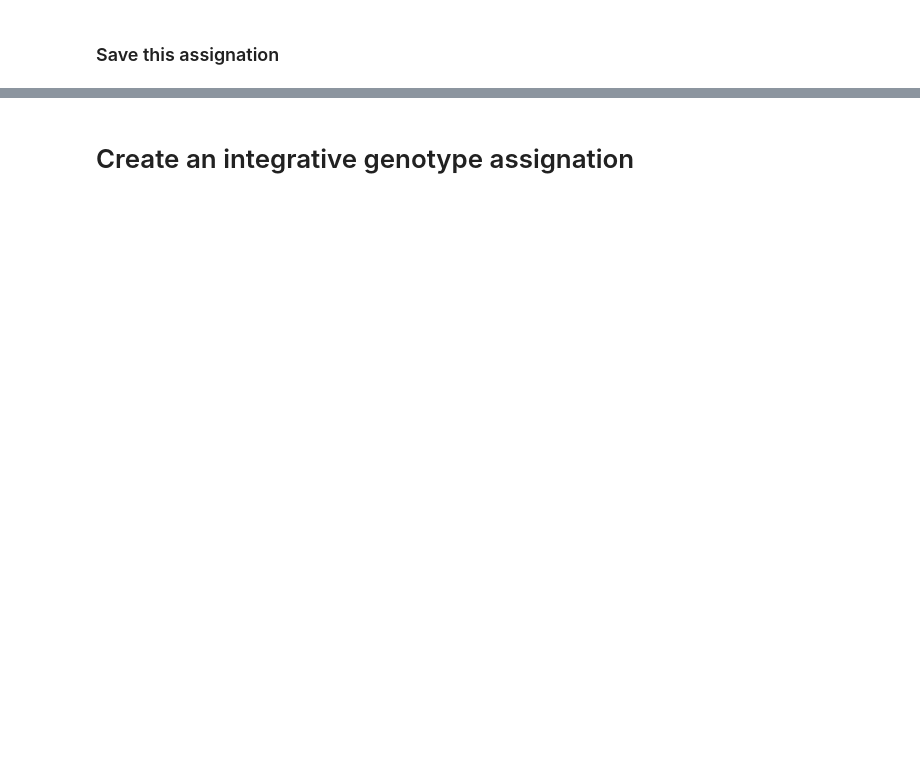
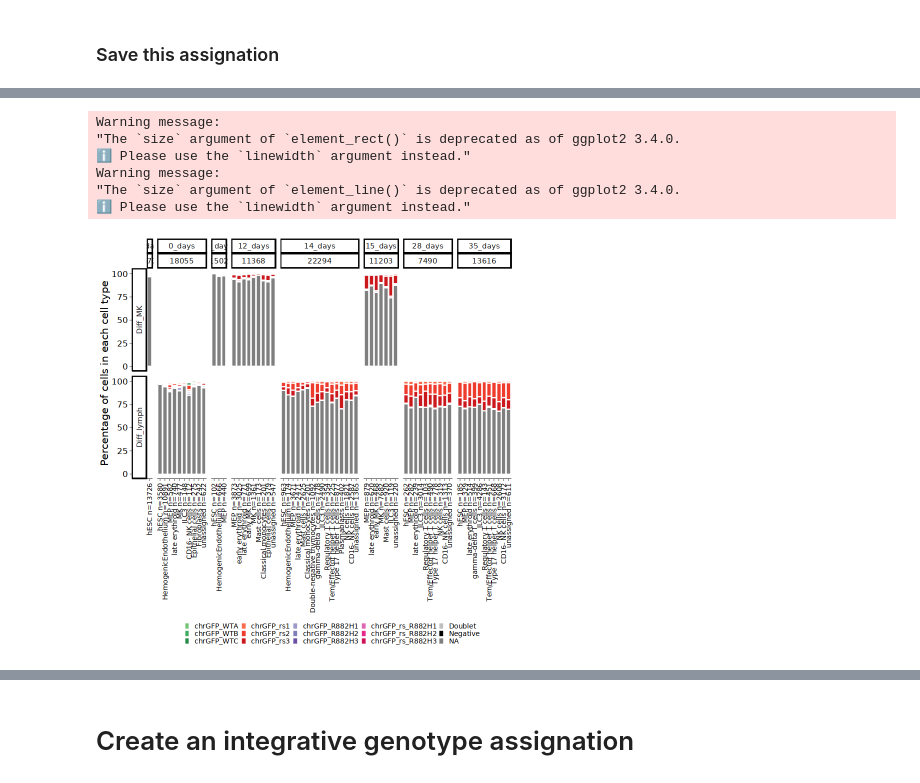
Before and after one commit to manueltar/Multiome_complete_processing, a Jupyter notebook: Jupyter_notebooks/notebook_to_assign_barcodes.ipynb, the cells around one changed output, grey strips where cells are left out. Saved outputs shown, nothing was run; the diff lists cells and outputs as text; code cells hidden in the pictures; blank space fills up the shorter version.

```diff
--- a/Jupyter_notebooks/notebook_to_assign_barcodes.ipynb
+++ b/Jupyter_notebooks/notebook_to_assign_barcodes.ipynb
@@ -509,0 +1168,6 @@ summary(droplevels(interaction(adata@meta.data$Assigned_GFPbc, adata@meta.data$A
+# %%
+met.dt<-data.table(met, key=c("time_point","Diff"))
+Freq.time_point<-as.data.frame(met.dt[,.(ntime=.N),by=key(met.dt)], stringsAsFactors=F)
+
+
+str(Freq.time_point)
@@ -509,0 +1179,6 @@ summary(droplevels(interaction(adata@meta.data$Assigned_GFPbc, adata@meta.data$A
+# %%
+Freq.table<-merge(Freq.table,
+                  Freq.time_point,
+                  by=c("time_point","Diff"))
+
+str(Freq.table)
@@ -509,0 +1195,4 @@ summary(droplevels(interaction(adata@meta.data$Assigned_GFPbc, adata@meta.data$A
+# %%
+Freq.table_filtered<-Freq.table[which(Freq.table$TOTAL >= 100),]
+
+str(Freq.table_filtered)
@@ -509,0 +1209,2 @@ summary(droplevels(interaction(adata@meta.data$Assigned_GFPbc, adata@meta.data$A
+# %%
+fill_colours<-c(brewer.pal(9, "Greens")[c(5,6,7)],brewer.pal(9, "Reds")[c(5,6,7)],brewer.pal(9, "Purples")[c(5,6,7)],brewer.pal(9, "PuRd")[c(5,6,7)],'gray','black')
@@ -509,0 +1223,55 @@ summary(droplevels(interaction(adata@meta.data$Assigned_GFPbc, adata@meta.data$A
+# %%
+#### Stacked Graph #1---------------
+
+  breaks.Rank<-(seq(0,100,by=25))
+  labels.Rank<-as.character(breaks.Rank)
+
+  cat("-------------------------------------->\t")
+  cat(sprintf(as.character(labels.Rank)))
+  cat("\n")
+
+
+  stacked_barplot<-Freq.table_filtered %>%
+    mutate(myaxis = paste0(Integrated_annotation, " ", "n=", TOTAL), drop=F) %>%
+    mutate(myaxis=fct_reorder(myaxis,as.numeric(Integrated_annotation)), drop=F) %>%
+    ggplot(aes(x=myaxis, y=Perc, fill=Assignation_GEX_not_amplified)) +
+    geom_bar(stat="identity",colour='white')+
+    scale_y_continuous(name=paste("Percentage of cells in each cell type",sep=" "),breaks=breaks.Rank,labels=labels.Rank,
+                       limits=c(breaks.Rank[1],breaks.Rank[length(breaks.Rank)]+1))+
+    scale_fill_manual(values=fill_colours,
+                      drop=F,
+                      name="Genotype")
+
+ stacked_barplot<-stacked_barplot+
+    theme_cowplot(font_size = 2)+
+    facet_grid(Diff ~ time_point+ntime, scales='free_x', space='free_x', switch="y",
+               labeller=labeller(paste0(Freq.table_filtered$time_point, "\n", "n=", Freq.table_filtered$ntime, drop=T)))+
+    scale_x_discrete(name="Integrated_annotation", drop=T)+
+    theme( strip.background = element_blank(),
+           strip.placement = "outside",
+           strip.text = element_text(size=6),
+           panel.spacing = unit(0.2, "lines"),
+           panel.background=element_rect(fill="white"),
+           panel.border=element_rect(colour="white",size=0,5),
+           panel.grid.major = element_blank(),
+           panel.grid.minor = element_blank())+
+        theme_classic()+
+            theme(axis.title.y=element_text(size=12, color="black", family="sans"),
+                  axis.title.x=element_blank(),
+                  axis.text.y=element_text(angle=0,size=10, color="black", family="sans"),
+                  axis.text.x=element_text(angle=90,size=8,hjust=1,vjust=0.5,color="black", family="sans"),
+                  axis.line.x = element_line(size = 0.2),
+                  axis.ticks.x = element_line(size = 0.2),
+                  axis.ticks.y = element_line(size = 0.2),
+                  axis.line.y = element_line(size = 0.2))+
+            theme(legend.title = element_blank(),
+                  legend.text = element_text(size=8, color="black", family="sans"),
+                  legend.key.size = unit(0.25, 'cm'), #change legend key size
+                  legend.key.height = unit(0.25, 'cm'), #change legend key height
+                  legend.key.width = unit(0.25, 'cm'), #change legend key width
+                  legend.position="bottom")
+
+
+
+stacked_barplot
+# %% [output]
@@ -509,0 +1279,7 @@ summary(droplevels(interaction(adata@meta.data$Assigned_GFPbc, adata@meta.data$A
+Warning message:
+"The `size` argument of `element_rect()` is deprecated as of ggplot2 3.4.0.
+ℹ Please use the `linewidth` argument instead."
+Warning message:
+"The `size` argument of `element_line()` is deprecated as of ggplot2 3.4.0.
+ℹ Please use the `linewidth` argument instead."
+[figure, added]
```
Also changed, not shown: parts of 292 cells of this notebook, 1 other file.
